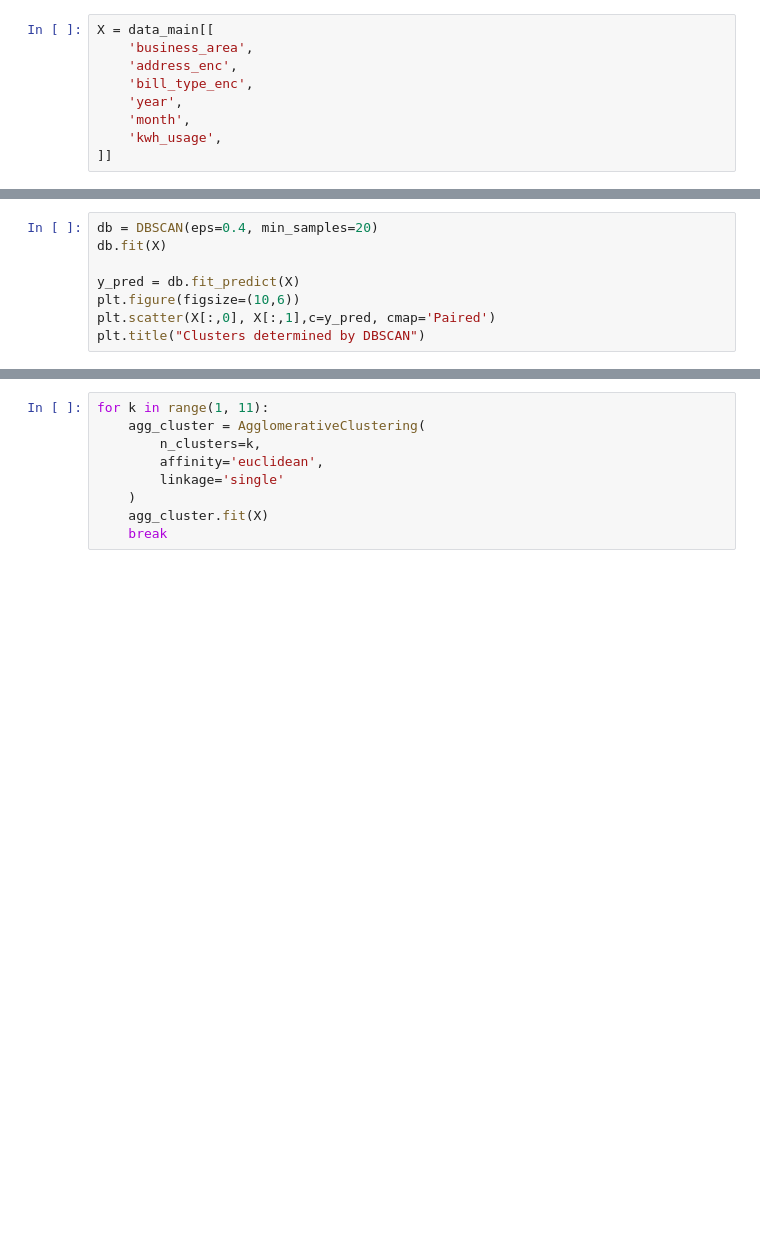
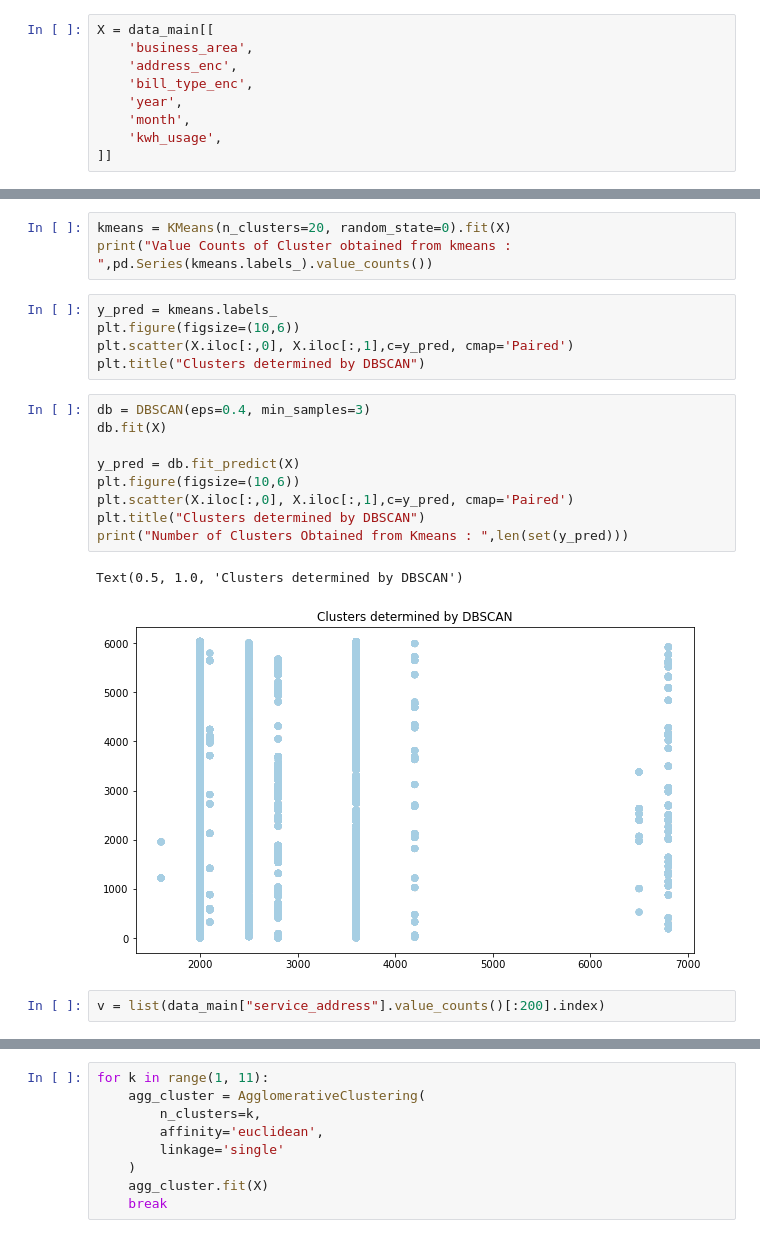
Before and after one commit to hyndavi1234/CS418-Project, a Jupyter notebook: 418-Project.ipynb, the cells around one changed output, grey strips where cells are left out. Drawn from its saved outputs; the diff is of its cells as text; blank space fills up the shorter version.

```diff
--- a/418-Project.ipynb
+++ b/418-Project.ipynb
@@ -1516,8 +1521,22 @@ X.dtypes
+# %%
+kmeans = KMeans(n_clusters=20, random_state=0).fit(X)
+print("Value Counts of Cluster obtained from kmeans : ",pd.Series(kmeans.labels_).value_counts())
+# %%
+y_pred = kmeans.labels_
+plt.figure(figsize=(10,6))
+plt.scatter(X.iloc[:,0], X.iloc[:,1],c=y_pred, cmap='Paired')
+plt.title("Clusters determined by DBSCAN")
 # %%
-db = DBSCAN(eps=0.4, min_samples=20)
+db = DBSCAN(eps=0.4, min_samples=3)
 db.fit(X)
 
 y_pred = db.fit_predict(X)
 plt.figure(figsize=(10,6))
-plt.scatter(X[:,0], X[:,1],c=y_pred, cmap='Paired')
+plt.scatter(X.iloc[:,0], X.iloc[:,1],c=y_pred, cmap='Paired')
 plt.title("Clusters determined by DBSCAN")
+print("Number of Clusters Obtained from Kmeans : ",len(set(y_pred)))
+# %% [output]
+Text(0.5, 1.0, 'Clusters determined by DBSCAN')
+[figure, added]
+# %%
+v = list(data_main["service_address"].value_counts()[:200].index)
```
Also changed, not shown: parts of 20 cells of this notebook.
